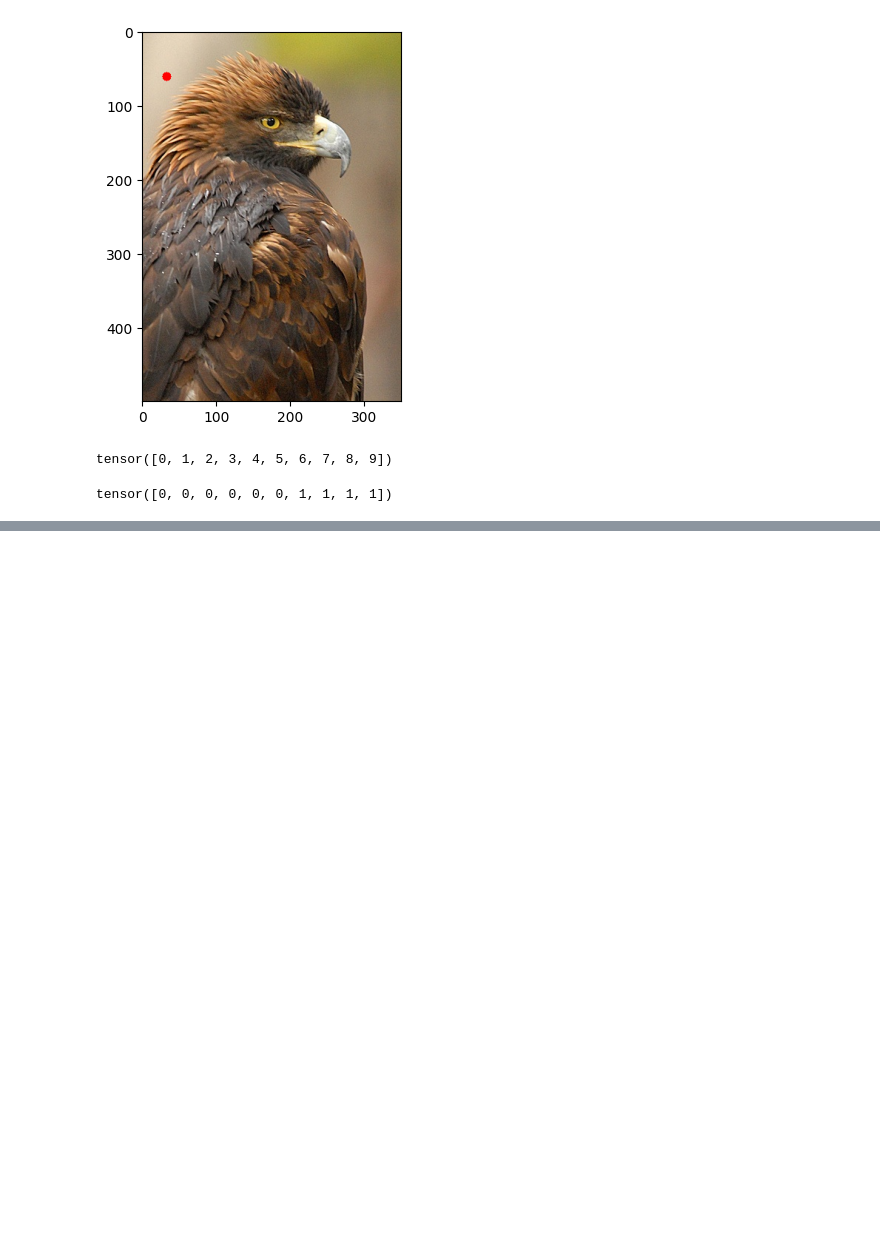
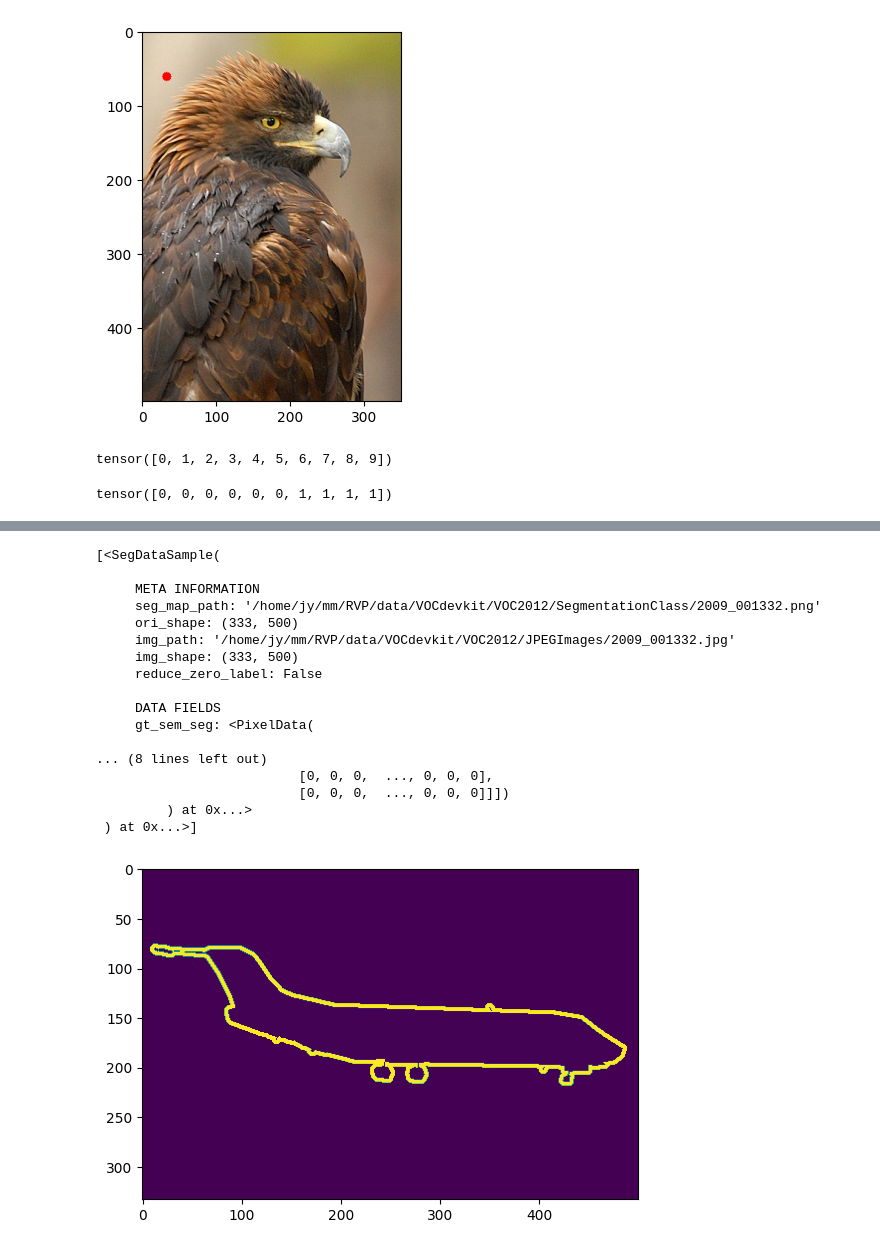
Before and after one commit to Stevetich/RVP, a Jupyter notebook: rvp/jupy.ipynb, the cells around one changed output, grey strips where cells are left out. Drawn from its saved outputs; the diff is of its cells as text; code cells hidden in the pictures; blank space fills up the shorter version.

```diff
--- a/rvp/jupy.ipynb
+++ b/rvp/jupy.ipynb
@@ -350,0 +361,11 @@ a
+# %%
+cfg = Config.fromfile('../mmsegmentation/my_configs/pascal_voc12_base.py')
+cfg.launcher = 'none'
+cfg.work_dir = os.path.join('./work_dirs',
+                            os.path.splitext(os.path.basename('../mmsegmentation/my_configs/pascal_voc12_base.py'))[0])
+cfg.load_from = None
+
+# build the runner from config
+runner = Runner.from_cfg(cfg)
+val_dataloader = runner.val_dataloader
+evaluator = runner.val_evaluator
@@ -350,0 +407,30 @@ a
+# %%
+for data in val_dataloader:
+    # print (data)
+    break
+
+img = data["inputs"][0].permute(1,2,0).numpy()
+img = cv2.cvtColor(img, cv2.COLOR_RGB2BGR)
+gt_seg = data['data_samples'][0].gt_sem_seg.data.permute(1, 2, 0).numpy()
+plt.imshow(gt_seg)
+
+data['data_samples']
+# %% [output]
+[<SegDataSample(
+
+     META INFORMATION
+     seg_map_path: '/home/jy/mm/RVP/data/VOCdevkit/VOC2012/SegmentationClass/2009_001332.png'
+     ori_shape: (333, 500)
+     img_path: '/home/jy/mm/RVP/data/VOCdevkit/VOC2012/JPEGImages/2009_001332.jpg'
+     img_shape: (333, 500)
+     reduce_zero_label: False
+
+     DATA FIELDS
+     gt_sem_seg: <PixelData(
+
+... (8 lines left out)
+                          [0, 0, 0,  ..., 0, 0, 0],
+                          [0, 0, 0,  ..., 0, 0, 0]]])
+         ) at 0x...>
+ ) at 0x...>]
+[figure, added]
```
Also changed, not shown: parts of 5 cells of this notebook, 8 other files.
